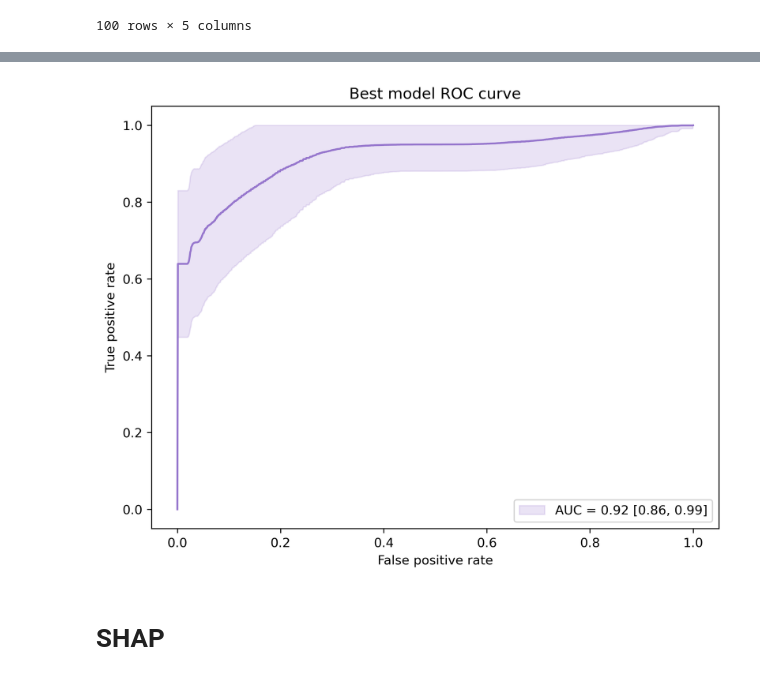
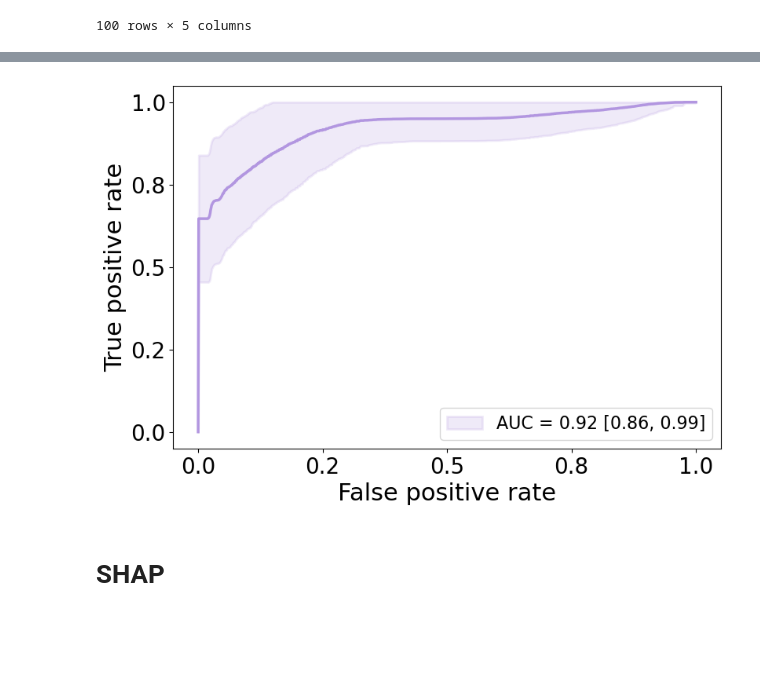
Before and after one commit to SysBioengLab/PhIP-seq-IBD-PUC, a Jupyter notebook: src/shap_selected_peptides_clinical.ipynb, the cells around one changed output, grey strips where cells are left out. Cells and saved outputs as stored; diff of their text form; code cells hidden in the pictures; blank space fills up the shorter version.

```diff
--- a/src/shap_selected_peptides_clinical.ipynb
+++ b/src/shap_selected_peptides_clinical.ipynb
@@ -260,18 +291,28 @@ df_results_shap_peptides_clinical = pd.DataFrame(
 )
 
 df_results_shap_peptides_clinical.to_csv(join('..', 'Results', 'ROC_CI_SHAP_selected_peptides_clinical.csv'), index=False)
-
-fig, ax = plt.subplots(figsize=(8, 6), dpi = 300)
-ax.plot(fpr_mean, tpr_mean, color=cmap(0.99), alpha=1.0)
-ax.fill_between(fpr_mean, tpr_lower,
-                tpr_upper, color=cmap(0.99), alpha=0.2,
-                label = f'AUC = {mean_auc:.2f} [{mean_auc - 2 * auc_sd:.2f}, {mean_auc + 2 * auc_sd:.2f}]')
-ax.set_xlabel('False positive rate')
-ax.set_ylabel('True positive rate')
-ax.set_title('Best model ROC curve')
-ax.legend()
-fig.savefig('../Figures/ROCCurve.pdf', transparent=True)
-# %% [output]
-[figure, removed]
+# %%
+
+fig, ax = plt.subplots(figsize=(9, 6), dpi = 100)
+ax.plot(fpr_mean, tpr_mean, color=cmap(0.99), alpha=1.0, linewidth=2.5)
+ax.fill_between(fpr_mean, tpr_lower,
+                tpr_upper, color=cmap(0.99), alpha=0.2,
+                label = f'AUC = {mean_auc:.2f} [{mean_auc - 2 * auc_sd:.2f}, {mean_auc + 2 * auc_sd:.2f}]',
+                linewidth=2.0
+                )
+
+ax.set_xlabel('False positive rate', fontsize = labelsize)
+ax.set_ylabel('True positive rate', fontsize = labelsize)
+ax.set_xticks(np.arange(0, 1.1, 0.25))
+ax.set_xticklabels([f'{i:.1f}' for i in np.arange(0, 1.1, 0.25)], fontsize=ticksize)
+
+ax.set_yticks(np.arange(0, 1.1, 0.25))
+ax.set_yticklabels([f'{i:.1f}' for i in np.arange(0, 1.1, 0.25)], fontsize=ticksize)
+
+ax.legend(fontsize = 16)
+fig.savefig('../Figures/ROCCurve.svg', transparent=True,
+            bbox_inches='tight')
+# %% [output]
+[figure, added]
 # %% [markdown]
 # SHAP
```
Also changed, not shown: parts of 3 cells of this notebook, 17 other files.
